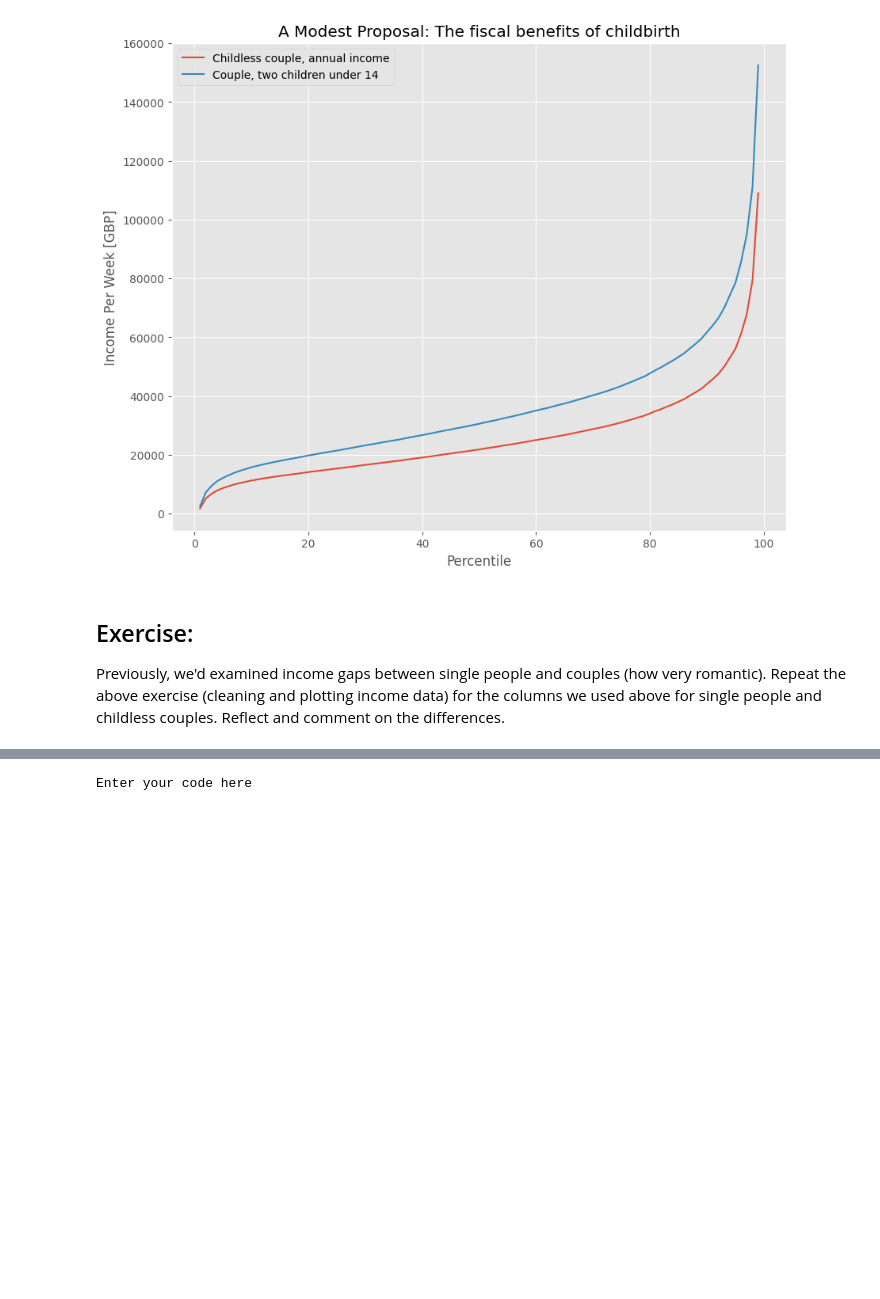
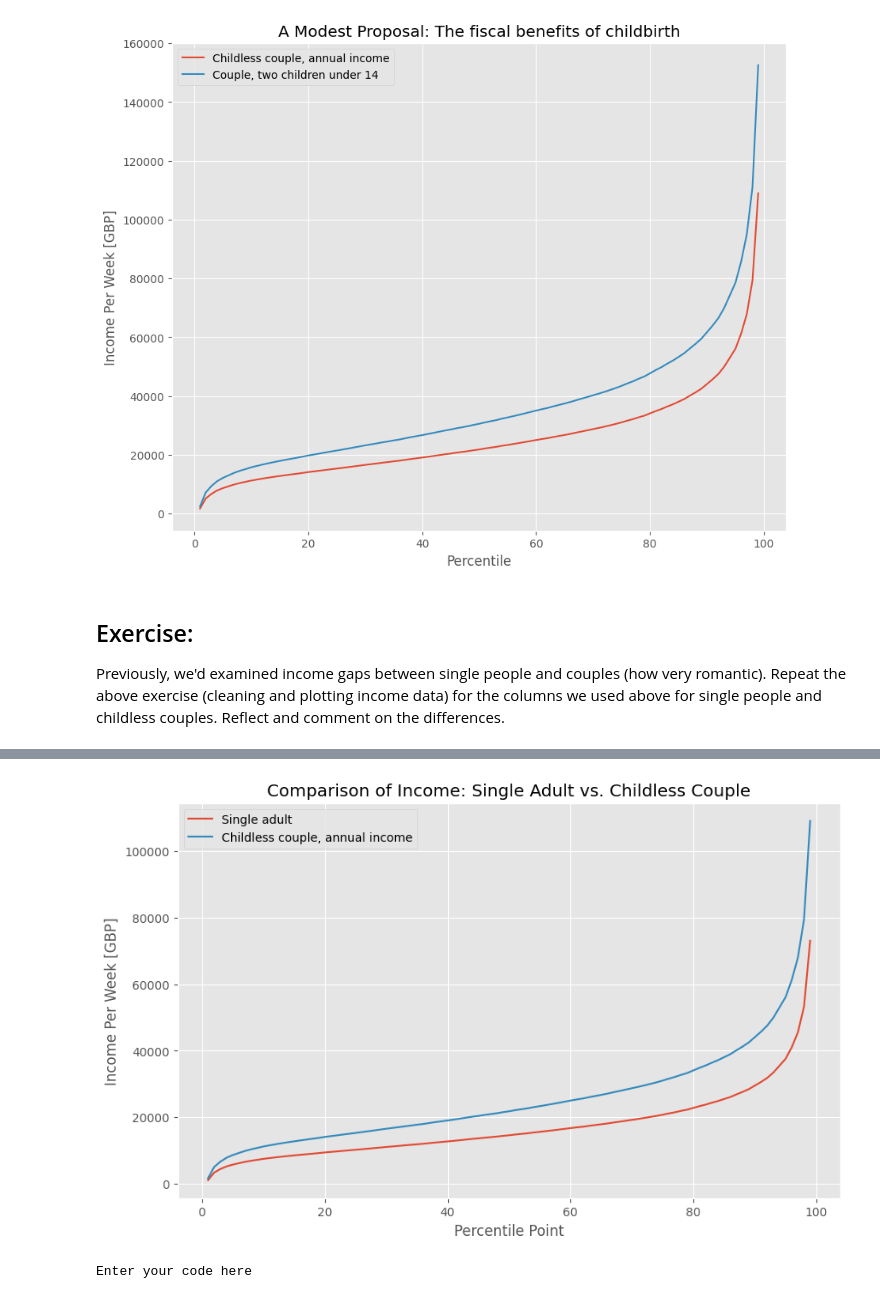
Before and after one commit to 1X-HE/QM2-0005, a Jupyter notebook: W2_Working_with_Data_in_Pandas.ipynb, the cells around one changed output, grey strips where cells are left out. Cells and saved outputs as stored; diff of their text form; code cells hidden in the pictures; blank space fills up the shorter version.

```diff
--- a/W2_Working_with_Data_in_Pandas.ipynb
+++ b/W2_Working_with_Data_in_Pandas.ipynb
@@ -319,3 +342,10 @@ Text(0, 0.5, 'Income Per Week [GBP]')
 ## Exercise:
 
 Previously, we'd examined income gaps between single people and couples (how very romantic). Repeat the above exercise (cleaning and plotting income data) for the columns we used above for single people and childless couples. Reflect and comment on the differences.
+# %%
+compare_income = income[['Single adult', 'Childless couple, annual income']].copy()
+compare_income = compare_income.replace(',', '', regex=True)
+compare_income = compare_income.astype('float')
+
+print("Cleaned 'Single adult' and 'Childless couple, annual income' DataFrame head:")
+print(compare_income.head())
@@ -322,3 +361,16 @@ Previously, we'd examined income gaps between single people and couples (how ver
+# %%
+import matplotlib.pyplot as plt
+
+plt.figure(figsize=(10, 6))
+compare_income.plot(ax=plt.gca())
+plt.title('Comparison of Income: Single Adult vs. Childless Couple')
+plt.xlabel('Percentile Point')
+plt.ylabel('Income Per Week [GBP]')
+plt.legend(['Single adult', 'Childless couple, annual income'])
+plt.grid(True)
+plt.show()
+# %% [output]
+[figure, added]
 # %%
 print("Enter your code here")
 # %% [output]
```
Also changed, not shown: parts of 3 cells of this notebook.
